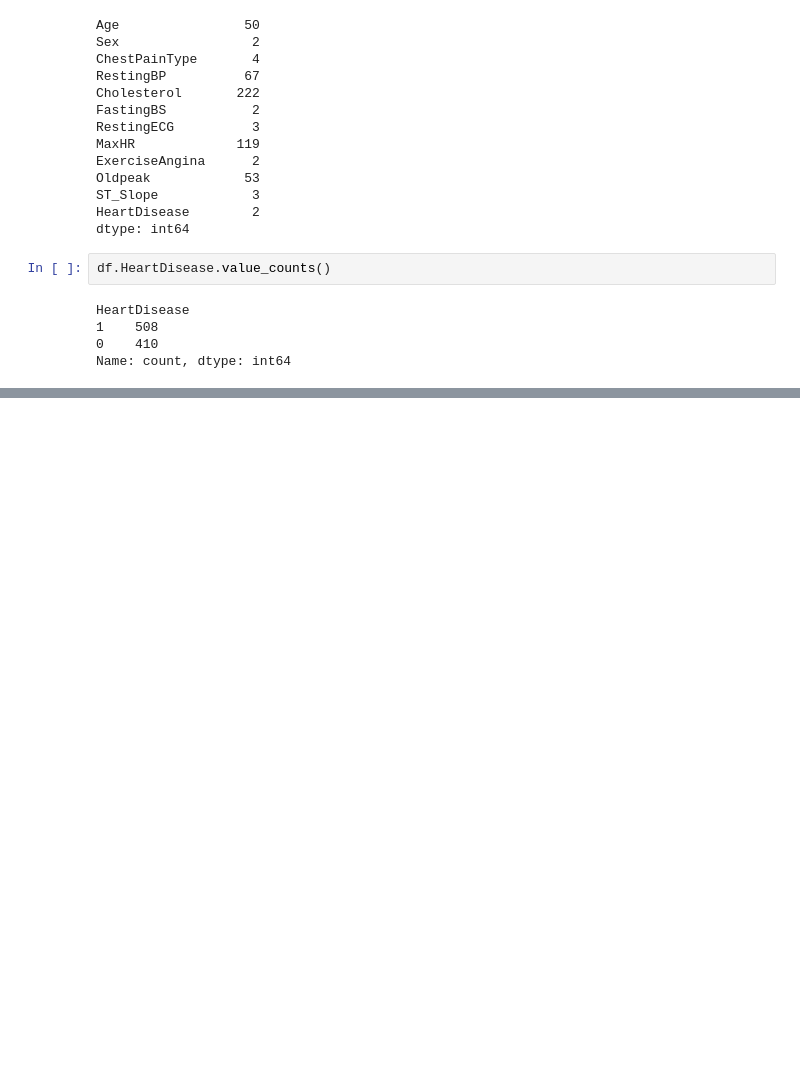
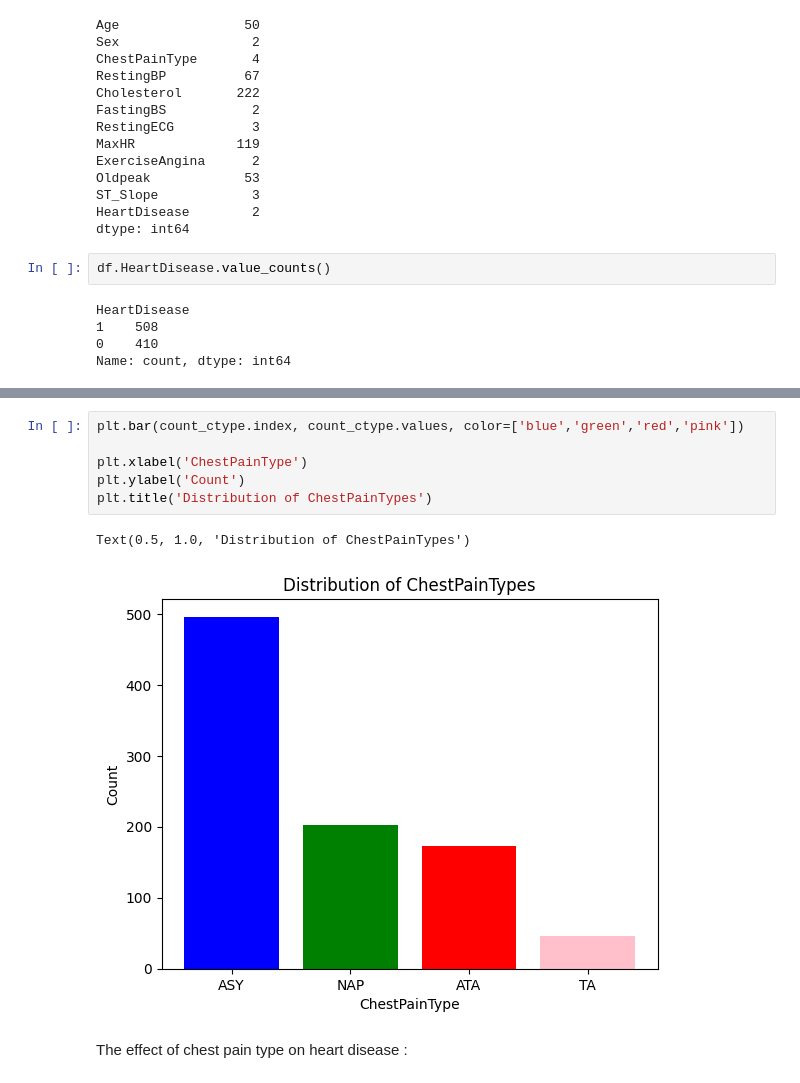
Before and after one commit to ImaneMdn/Heart-disease-prediction, a Jupyter notebook: heartdisease.ipynb, the cells around one changed output, grey strips where cells are left out. Drawn from its saved outputs; the diff is of its cells as text; blank space fills up the shorter version.

```diff
--- a/heartdisease.ipynb
+++ b/heartdisease.ipynb
@@ -169,0 +213,11 @@ Name: count, dtype: int64
+# %%
+plt.bar(count_ctype.index, count_ctype.values, color=['blue','green','red','pink'])
+
+plt.xlabel('ChestPainType')
+plt.ylabel('Count')
+plt.title('Distribution of ChestPainTypes')
+# %% [output]
+Text(0.5, 1.0, 'Distribution of ChestPainTypes')
+[figure, added]
+# %% [markdown]
+The effect of chest pain type on heart disease :
```
Also changed, not shown: parts of 66 cells of this notebook.
